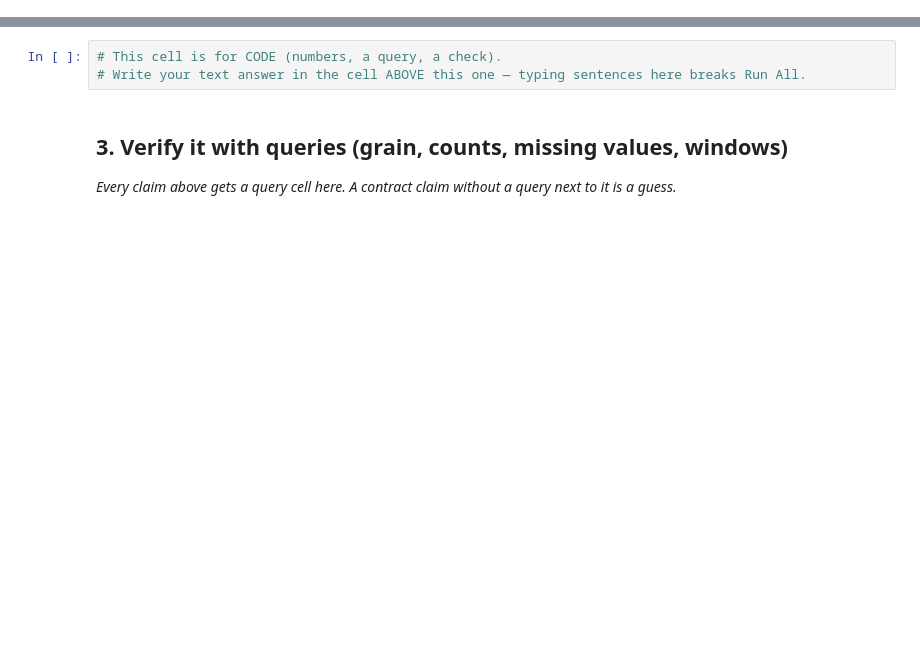
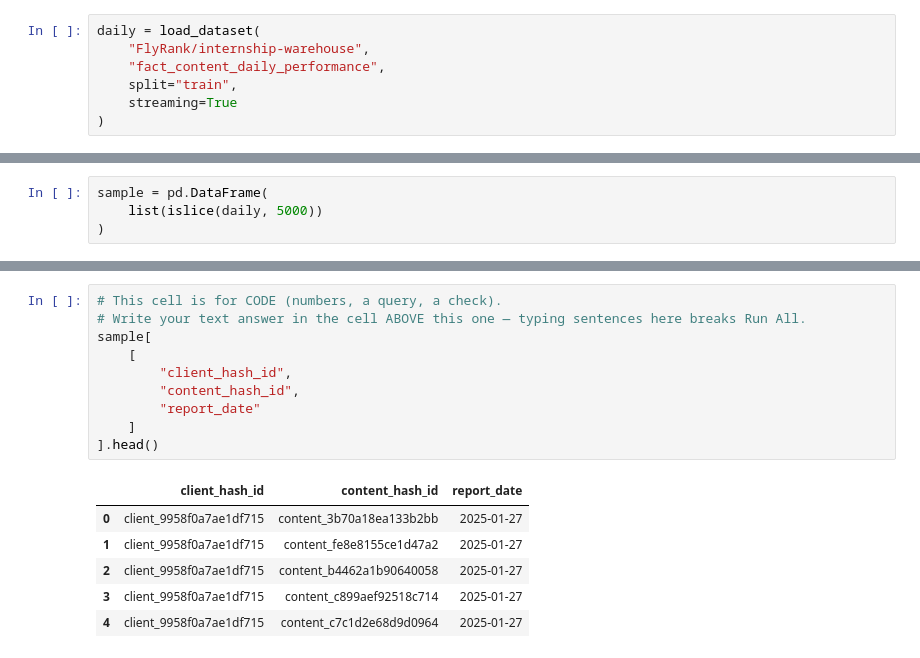
Before and after one commit to kratosontren/flyrank-ml-work, a Jupyter notebook: work/notebooks/w03_data_contract.ipynb, the cells around one changed output, grey strips where cells are left out. Drawn from its saved outputs; the diff is of its cells as text; blank space fills up the shorter version.

Commit message:
Completed Week 3 data contract notebook

```diff
--- a/work/notebooks/w03_data_contract.ipynb
+++ b/work/notebooks/w03_data_contract.ipynb
@@ -12,0 +47,7 @@ This skeleton is yours to fill. Work the sections **in order** — each one has
+# %%
+daily = load_dataset(
+    "FlyRank/internship-warehouse",
+    "fact_content_daily_performance",
+    split="train",
+    streaming=True
+)
@@ -12,0 +59,4 @@ This skeleton is yours to fill. Work the sections **in order** — each one has
+# %%
+sample = pd.DataFrame(
+    list(islice(daily, 5000))
+)
@@ -20,7 +144,17 @@ This skeleton is yours to fill. Work the sections **in order** — each one has
 # %%
 # This cell is for CODE (numbers, a query, a check).
 # Write your text answer in the cell ABOVE this one — typing sentences here breaks Run All.
+sample[
+    [
+        "client_hash_id",
+        "content_hash_id",
+        "report_date"
+    ]
+].head()
+# %% [output]
+|  | client_hash_id | content_hash_id | report_date |
+| 0 | client_9958f0a7ae1df715 | content_3b70a18ea133b2bb | 2025-01-27 |
+| 1 | client_9958f0a7ae1df715 | content_fe8e8155ce1d47a2 | 2025-01-27 |
+| 2 | client_9958f0a7ae1df715 | content_b4462a1b90640058 | 2025-01-27 |
+| 3 | client_9958f0a7ae1df715 | content_c899aef92518c714 | 2025-01-27 |
+| 4 | client_9958f0a7ae1df715 | content_c7c1d2e68d9d0964 | 2025-01-27 |
-# %% [markdown]
-## 3. Verify it with queries (grain, counts, missing values, windows)
-
-*Every claim above gets a query cell here. A contract claim without a query next to it is a guess.*
```
Also changed, not shown: parts of 24 cells of this notebook.
